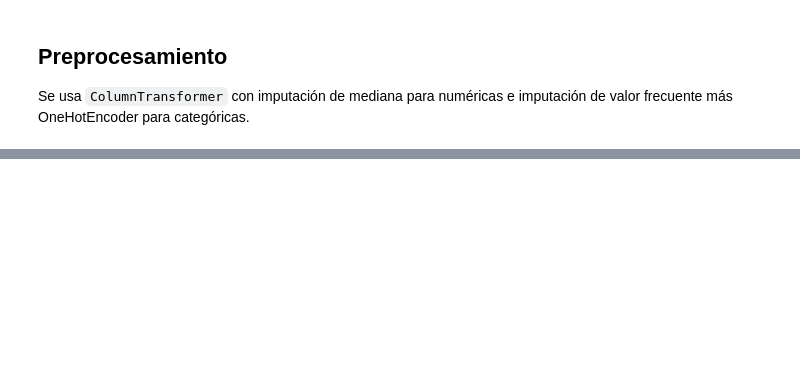
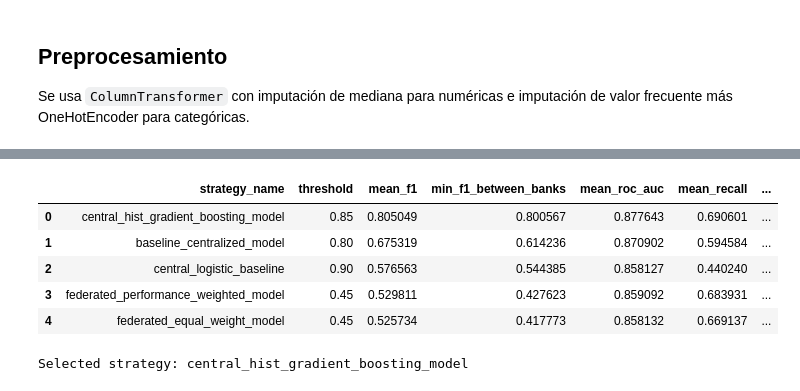
Before and after one commit to mar22266/Proyecto-DataSience-PlusTI, a Jupyter notebook: ObjetivoB.ipynb, the cells around one changed output, grey strips where cells are left out. Drawn from its saved outputs; the diff is of its cells as text; code cells hidden in the pictures; blank space fills up the shorter version.

Commit message:
Feat: estrategia federada, metricas, metodogia final

```diff
--- a/ObjetivoB.ipynb
+++ b/ObjetivoB.ipynb
@@ -662,0 +886,60 @@ print(f"Categorical features: {len(categorical_features)}")
+# %%
+def get_selected_threshold(strategy_name, threshold_type="best_f1"):
+    rows = selected_thresholds_table[(selected_thresholds_table["strategy_name"] == strategy_name) & (selected_thresholds_table["threshold_type"] == threshold_type)]
+    return 0.50 if rows.empty else float(rows.iloc[0]["threshold"])
+
+
+def build_selection_table(candidate_strategies):
+    rows = []
+    for strategy in candidate_strategies:
+        threshold = get_selected_threshold(strategy)
+        split_rows = []
+        for split in ["bank_1_valid", "bank_2_valid", "central_valid"]:
+            x_valid, y_valid = validation_splits[split]
+            row = compute_metrics(y_valid, predict_strategy_probability(strategy, x_valid), threshold)
+            row["split_name"] = split
+            split_rows.append(row)
+        table = pd.DataFrame(split_rows)
+        mean_f1 = float(table["f1"].mean())
+        min_f1 = float(table.loc[table["split_name"].isin(["bank_1_valid", "bank_2_valid"]), "f1"].min())
+        mean_roc = float(table["roc_auc"].mean())
+        mean_recall = float(table["recall"].mean())
+        mean_fpratio = float(table["false_positive_ratio"].mean())
+        internal_score = 0.30 * mean_f1 + 0.25 * min_f1 + 0.20 * mean_roc + 0.15 * mean_recall - 0.10 * mean_fpratio
+        rows.append({"strategy_name": strategy, "threshold": threshold, "mean_f1": mean_f1, "min_f1_between_banks": min_f1, "mean_roc_auc": mean_roc, "mean_recall": mean_recall, "mean_false_positive_ratio": mean_fpratio, "internal_score": internal_score})
+    return pd.DataFrame(rows)
+
+
+selection_table = build_selection_table(strategy_names)
+feedback_path = project_dir / "optional_external_feedback.csv"
+if not feedback_path.exists() and data_dir.exists():
+    feedback_path = data_dir / "optional_external_feedback.csv"
+if feedback_path.exists():
+    feedback = pd.read_csv(feedback_path)
+    if {"strategy_name", "feedback_score"}.issubset(feedback.columns):
+        selection_table = selection_table.merge(feedback[["strategy_name", "feedback_score"]], on="strategy_name", how="left")
+        selection_table["feedback_score"] = selection_table["feedback_score"].fillna(selection_table["feedback_score"].median())
+        max_feedback = selection_table["feedback_score"].max()
+        selection_table["normalized_feedback_score"] = selection_table["feedback_score"] / max_feedback if max_feedback > 0 else 0.0
+        selection_table["final_score"] = 0.80 * selection_table["internal_score"] + 0.20 * selection_table["normalized_feedback_score"]
+    else:
+        selection_table["final_score"] = selection_table["internal_score"]
+else:
+    selection_table["final_score"] = selection_table["internal_score"]
+selection_table = selection_table.sort_values("final_score", ascending=False).reset_index(drop=True)
+selected_strategy_name = selection_table.iloc[0]["strategy_name"]
+selected_strategy_threshold = float(selection_table.iloc[0]["threshold"])
+selection_summary = {"selected_strategy_name": selected_strategy_name, "selected_strategy_threshold": selected_strategy_threshold, "external_feedback_used": bool(feedback_path.exists()), "created_at": datetime.now().isoformat(timespec="seconds")}
+selection_table.to_csv(reports_dir / "selection_table.csv", index=False)
+with open(reports_dir / "selection_summary.json", "w", encoding="utf-8") as file:
+    json.dump(selection_summary, file, indent=2, ensure_ascii=True)
+display(selection_table)
+print(f"Selected strategy: {selected_strategy_name}")
+# %% [output]
+|  | strategy_name | threshold | mean_f1 | min_f1_between_banks | mean_roc_auc | mean_recall | ... |
+| 0 | central_hist_gradient_boosting_model | 0.85 | 0.805049 | 0.800567 | 0.877643 | 0.690601 | ... |
+| 1 | baseline_centralized_model | 0.80 | 0.675319 | 0.614236 | 0.870902 | 0.594584 | ... |
+| 2 | central_logistic_baseline | 0.90 | 0.576563 | 0.544385 | 0.858127 | 0.440240 | ... |
+| 3 | federated_performance_weighted_model | 0.45 | 0.529811 | 0.427623 | 0.859092 | 0.683931 | ... |
+| 4 | federated_equal_weight_model | 0.45 | 0.525734 | 0.417773 | 0.858132 | 0.669137 | ... |
+Selected strategy: central_hist_gradient_boosting_model
```
Also changed, not shown: parts of 8 cells of this notebook, 17 other files.
